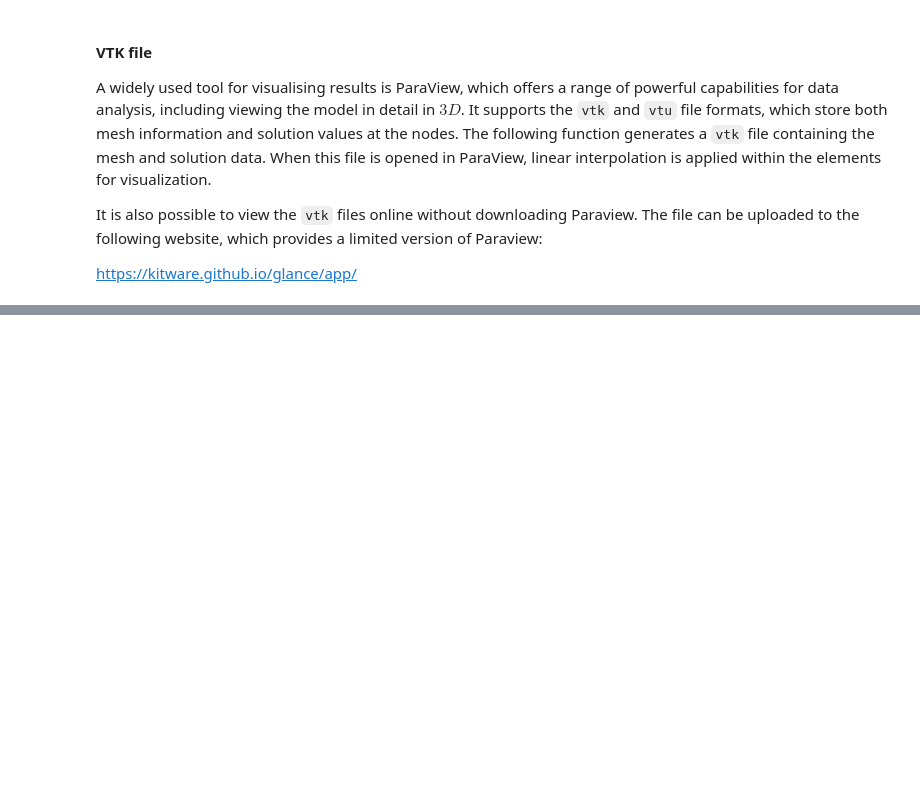
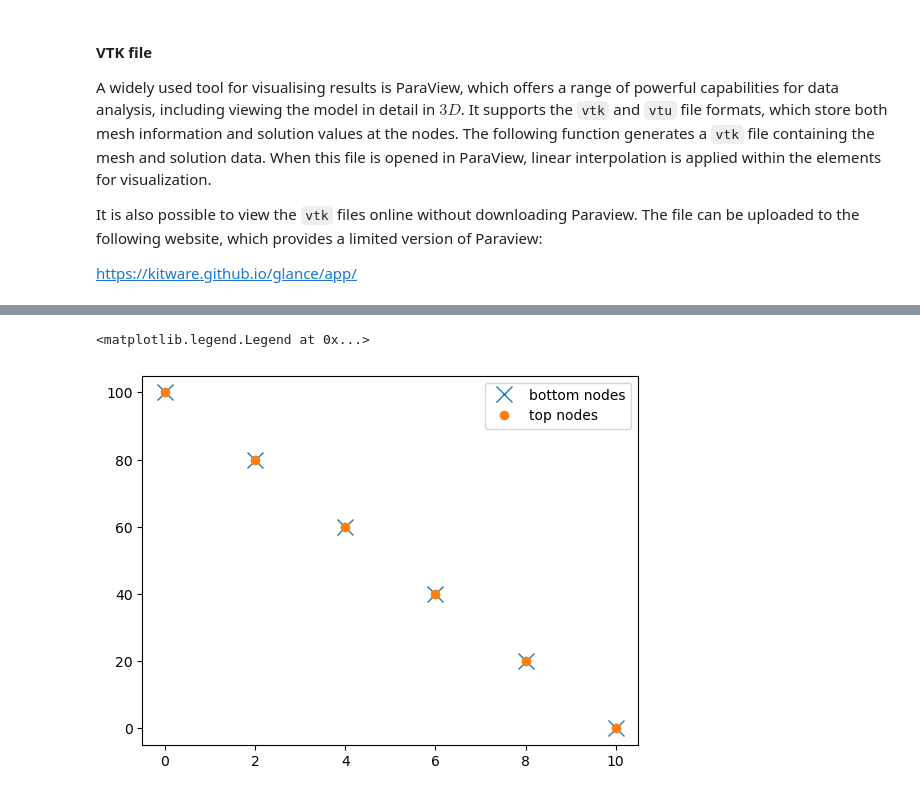
Before and after one commit to ImperialCollegeLondon/ReCoDe-Finite-Element-Method, a Jupyter notebook: notebooks/Part_1.ipynb, the cells around one changed output, grey strips where cells are left out. Drawn from its saved outputs; the diff is of its cells as text; code cells hidden in the pictures; blank space fills up the shorter version.

```diff
--- a/notebooks/Part_1.ipynb
+++ b/notebooks/Part_1.ipynb
@@ -326,12 +325,6 @@ def basis_functions_dNs(degree,point):
     # Derivative of basis functions with respect to s
     r = point[0]
     s = point[1]
-    if degree == 1:
-        dNs = np.zeros((3,)) ## for each basis function
-        ## Corner nodes first
-        dNs[0] = -1
-        dNs[1] = 0.
-        dNs[2] = 1.
 
     if degree==2:
         dNs = np.zeros((6,)) ## for each basis function
@@ -806,0 +973,7 @@ write_vtk(2,mesh, x, 2,"temperature", "scalar","final_temp_solution")
+# %%
+plt.plot(rectangular_mesh_points[:6][:, 0], x[:6], "x", label=("bottom nodes"), markersize=12)
+plt.plot(rectangular_mesh_points[6:][:, 0],x[6:], "o", label=("top nodes"))
+plt.legend()
+# %% [output]
+<matplotlib.legend.Legend at 0x...>
+[figure, added]
```
Also changed, not shown: parts of 19 cells of this notebook.
